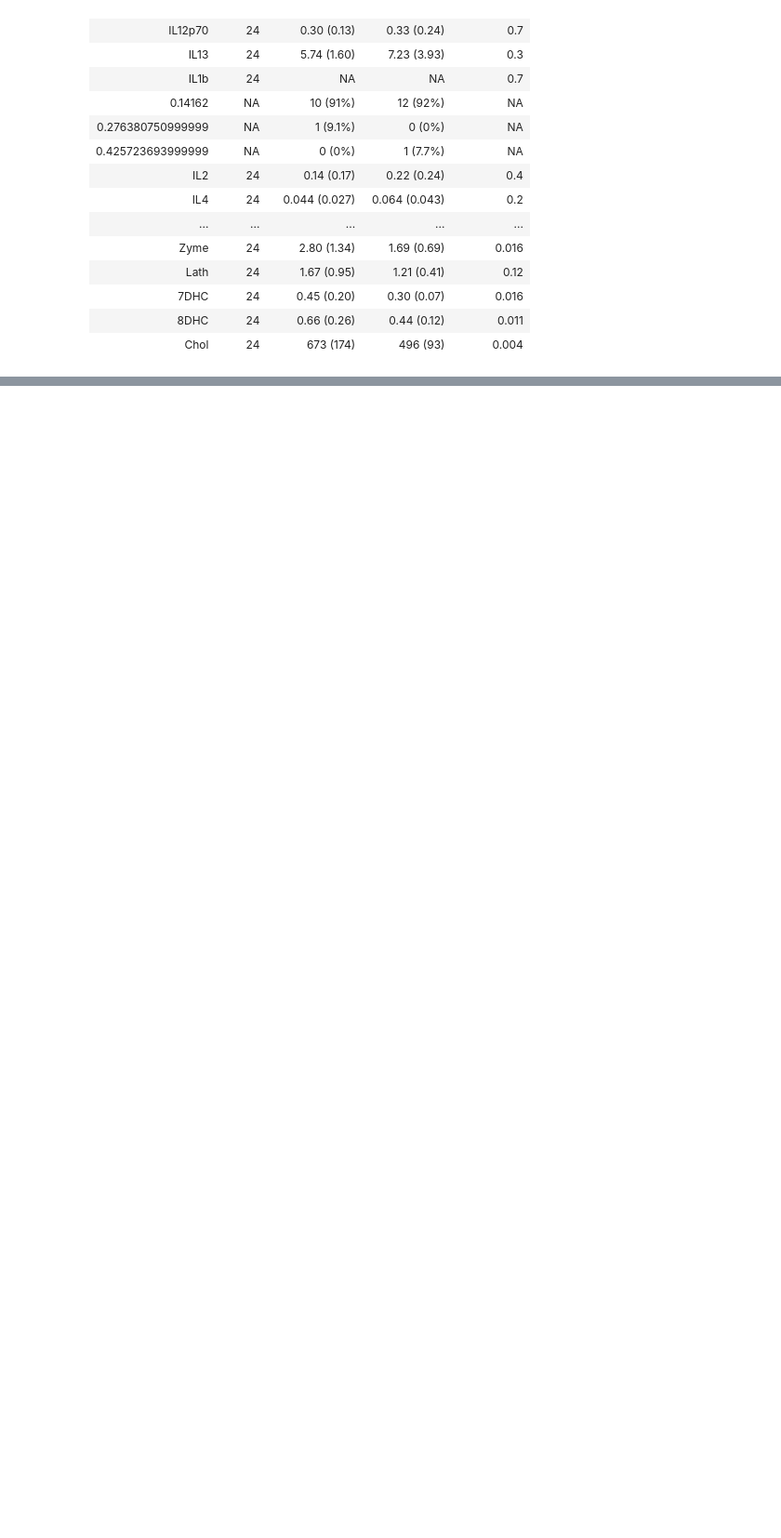
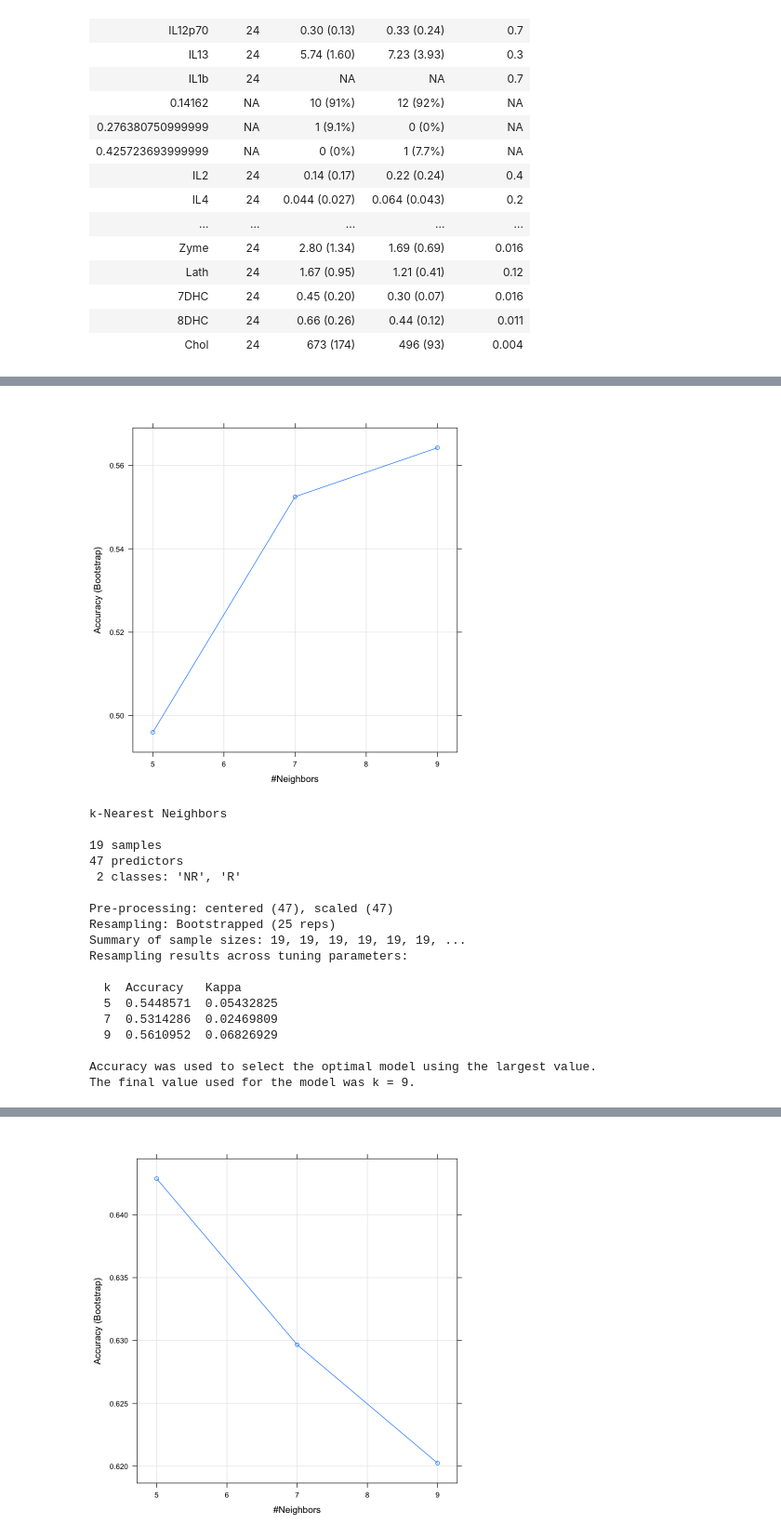
Before and after one commit to UNC-CEMALB/Ozone-exposure-is-associated-with-alterations-in-lung-and-systemic-sterol-profiles-in-healthy-and-as, a Jupyter notebook: Ozone Responder Prediction.ipynb, the cells around one changed output, grey strips where cells are left out. Shown at 93% size. Cells and saved outputs as stored; diff of their text form; code cells hidden in the pictures; blank space fills up the shorter version.

```diff
--- a/Ozone Responder Prediction.ipynb
+++ b/Ozone Responder Prediction.ipynb
@@ -39,4 +37,8 @@ Warning message in ifelse(Value == "NA", NA, as.numeric(Value)):
 # %%
+#making response variables factors
+ozone_data$Inflammatory_Responder = factor(ozone_data$Inflammatory_Responder)
+ozone_data$Lung_Responder = factor(ozone_data$Lung_Responder)
+
 plasma_baseline_ozone_data = full_join(demographics_data, ozone_data) %>%
     #only interested in plasma soluble mediators (cytokines/sterols) at baseline
     filter(Sample_Type == "P" & Time_Point == "Pre") %>%
@@ -212,0 +231,7 @@ final_df
+# %%
+#creating simplifed KNN df
+knn_inflammatory_df = wider_data[,11:61] %>%
+    #removed Utero since all its data was missing
+    select( -Lung_Responder, -Utero, -IL1b)
+    #select(-Original_Subject_No, -Subject_No, -Subject_ID, -Lung_Responder, -Utero)
+head(knn_inflammatory_df)
@@ -212,0 +248,46 @@ final_df
+# %%
+#model errors are calculated to assess the predictive accuracy of the model
+# svm_classification_model_errors = function(dataset, outcome, pred_outcome){
+
+#setting seed for reproducibility
+set.seed(12)
+
+#splitting data into training and testing sets
+knn_inflammatory_df_index = createFolds(knn_inflammatory_df$Inflammatory_Responder, k = 5) #5 fold CV
+knn_errors = data.frame()
+
+for (i in 1:length(knn_inflammatory_df_index)){
+    model_train = knn_inflammatory_df[-knn_inflammatory_df_index[[i]],]
+    model_test = knn_inflammatory_df[knn_inflammatory_df_index[[i]],]
+
+    #training algorithm
+    knn_model = train(Inflammatory_Responder ~ ., data = model_train, method = 'knn',
+                      #trControl = trainControl(method = "cv"),
+                      preProcess = c("center", "scale"))
+    print(knn_model)
+
+    #plotting
+    print(plot(knn_model))
+
+    #assessing prediction
+    knn_pred_Inflammatory_Responder = predict(knn_model, newdata = model_test)
+    matrix_knn = confusionMatrix(knn_pred_Inflammatory_Responder, model_test$Inflammatory_Responder)
+    #extracting accuracy, sens, spec, PPV, NPV to take mean and sd later
+    extracted_values = data.frame(t(c(matrix_knn$overall[1], matrix_knn$byClass[1:4])))
+
+
+    #adding values to df
+    knn_errors = data.frame(rbind(cbind(Method = c("KNN"), extracted_values), knn_errors))
+}
+
+print(knn_errors)
+#   return(errors)
+# }
+
+# errors$Method = rep(c("knn", "log", "qda"), times = 5)
+# #taking averages/sd by method
+# errors = errors %>%
+#  group_by(Method) %>%
+#  summarize(`CV Error` = mean(Accuracy), `Std Error` = sd(Accuracy))
+# errors
+# %% [output]
@@ -212,0 +346,19 @@ final_df
+[figure, added]
+k-Nearest Neighbors
+
+19 samples
+47 predictors
+ 2 classes: 'NR', 'R'
+
+Pre-processing: centered (47), scaled (47)
+Resampling: Bootstrapped (25 reps)
+Summary of sample sizes: 19, 19, 19, 19, 19, 19, ...
+Resampling results across tuning parameters:
+
+  k  Accuracy   Kappa
+  5  0.5448571  0.05432825
+  7  0.5314286  0.02469809
+  9  0.5610952  0.06826929
+
+Accuracy was used to select the optimal model using the largest value.
+The final value used for the model was k = 9.
@@ -212,0 +367 @@ final_df
+[figure, added]
```
Also changed, not shown: parts of 12 cells of this notebook.
